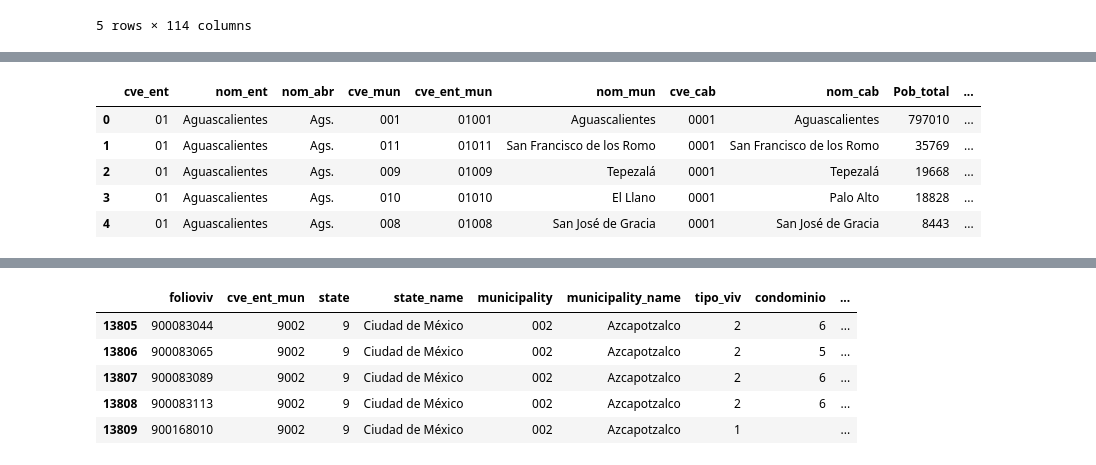
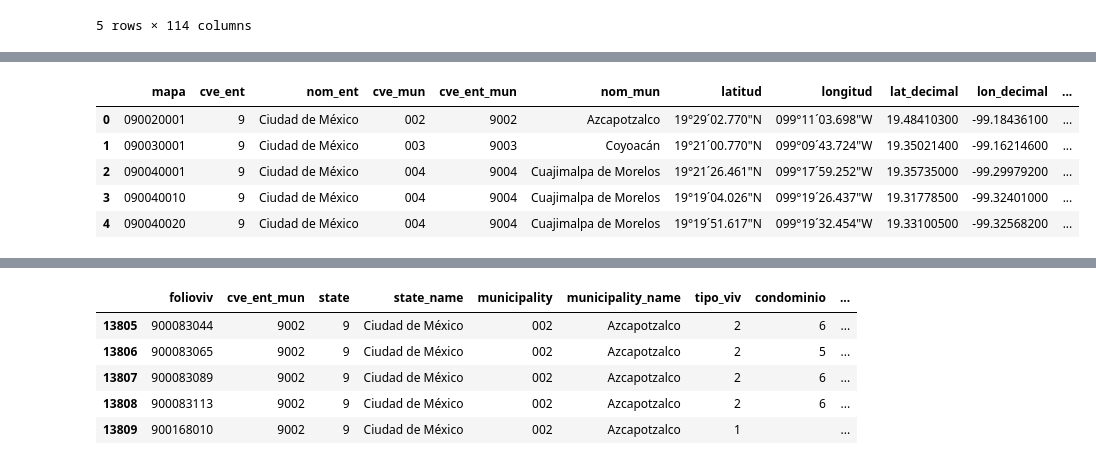
Before and after one commit to bkachava/d5survey, a Jupyter notebook: Notebooks/data_mega_ENH_BD.ipynb, the cells around one changed output, grey strips where cells are left out. Cells and saved outputs as stored; diff of their text form; code cells hidden in the pictures.

```diff
--- a/Notebooks/data_mega_ENH_BD.ipynb
+++ b/Notebooks/data_mega_ENH_BD.ipynb
@@ -308,14 +308,13 @@ mun_cat.head()
 # %%
 #Add column cve_ent_mun which concatenates entity and municipality codes
-mun_cat.insert(4,'cve_ent_mun', mun_cat['cve_ent'].map(str) + mun_cat['cve_mun'].map(str))
+mun_cat_coord.insert(4,'cve_ent_mun', mun_cat_coord['cve_ent'].map(str) + mun_cat_coord['cve_mun'].map(str))
+mun_cat_coord.head()
+# %% [output]
+|  | mapa | cve_ent | nom_ent | cve_mun | cve_ent_mun | nom_mun | latitud | longitud | lat_decimal | lon_decimal | ... |
+| 0 | 090020001 | 9 | Ciudad de México | 002 | 9002 | Azcapotzalco | 19°29´02.770"N | 099°11´03.698"W | 19.48410300 | -99.18436100 | ... |
+| 1 | 090030001 | 9 | Ciudad de México | 003 | 9003 | Coyoacán | 19°21´00.770"N | 099°09´43.724"W | 19.35021400 | -99.16214600 | ... |
+| 2 | 090040001 | 9 | Ciudad de México | 004 | 9004 | Cuajimalpa de Morelos | 19°21´26.461"N | 099°17´59.252"W | 19.35735000 | -99.29979200 | ... |
+| 3 | 090040010 | 9 | Ciudad de México | 004 | 9004 | Cuajimalpa de Morelos | 19°19´04.026"N | 099°19´26.437"W | 19.31778500 | -99.32401000 | ... |
+| 4 | 090040020 | 9 | Ciudad de México | 004 | 9004 | Cuajimalpa de Morelos | 19°19´51.617"N | 099°19´32.454"W | 19.33100500 | -99.32568200 | ... |
-# %%
-mun_cat.head()
-# %% [output]
-|  | cve_ent | nom_ent | nom_abr | cve_mun | cve_ent_mun | nom_mun | cve_cab | nom_cab | Pob_total | ... |
-| 0 | 01 | Aguascalientes | Ags. | 001 | 01001 | Aguascalientes | 0001 | Aguascalientes | 797010 | ... |
-| 1 | 01 | Aguascalientes | Ags. | 011 | 01011 | San Francisco de los Romo | 0001 | San Francisco de los Romo | 35769 | ... |
-| 2 | 01 | Aguascalientes | Ags. | 009 | 01009 | Tepezalá | 0001 | Tepezalá | 19668 | ... |
-| 3 | 01 | Aguascalientes | Ags. | 010 | 01010 | El Llano | 0001 | Palo Alto | 18828 | ... |
-| 4 | 01 | Aguascalientes | Ags. | 008 | 01008 | San José de Gracia | 0001 | San José de Gracia | 8443 | ... |
 # %%
 # Make a dictionary out of the concatenated codes (cve_ent_mun) and the corresponding municipality name
```
Also changed, not shown: parts of 42 cells of this notebook.
